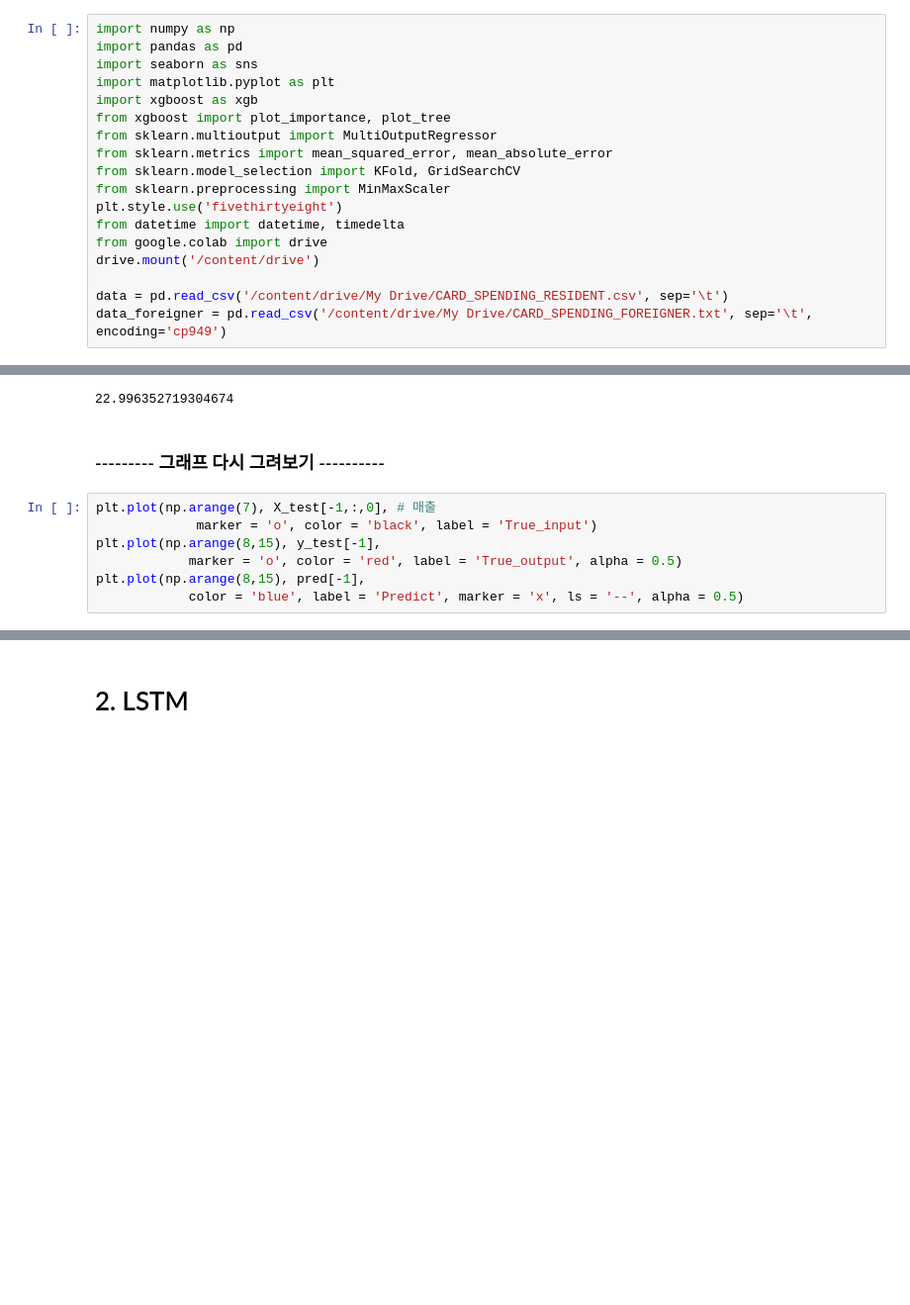
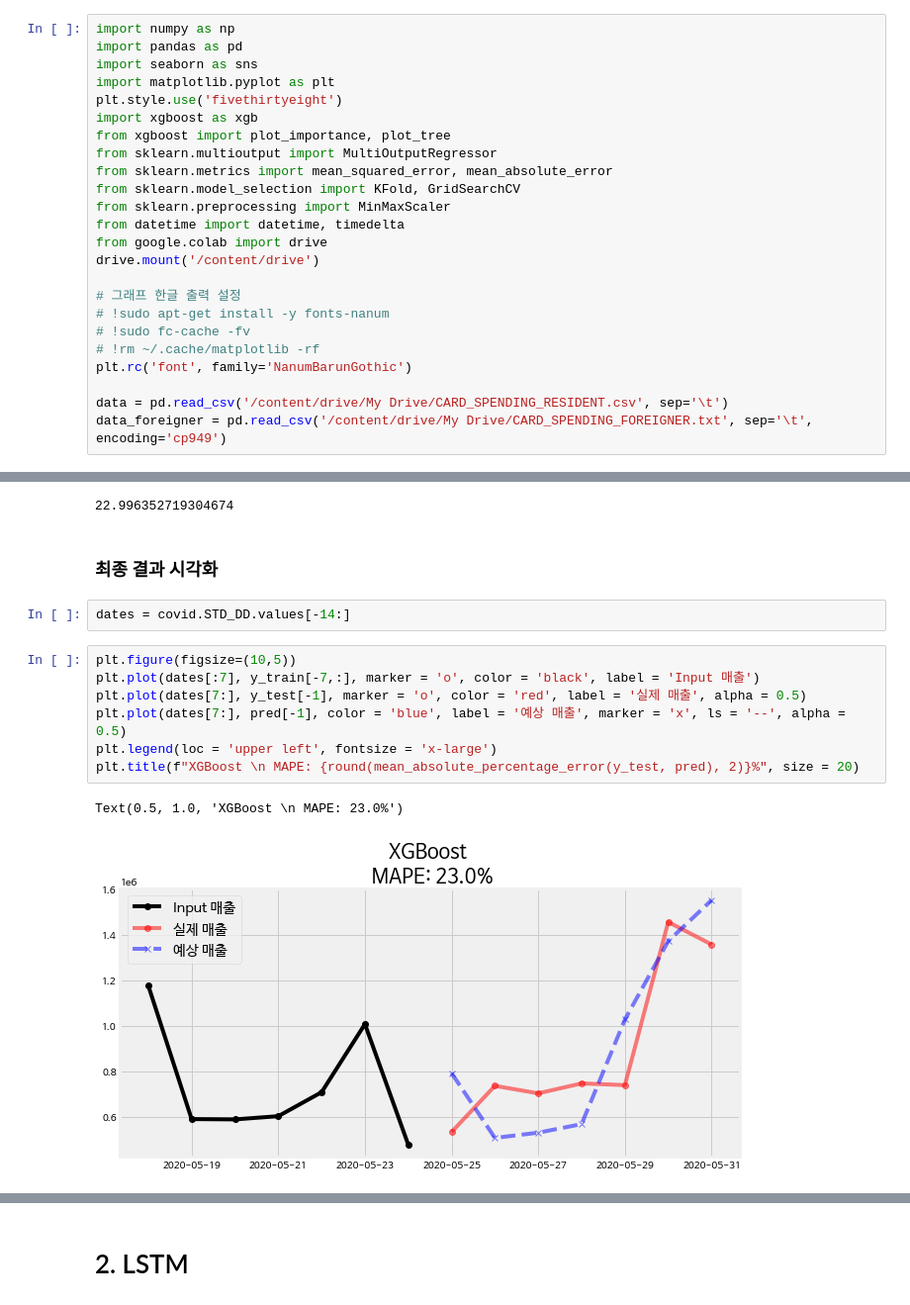
Before and after one commit to yoouza/bigcontest, a Jupyter notebook: data_analysis/Various_Models.ipynb, the cells around one changed output, grey strips where cells are left out. Shown: that part at 99% size. Cells and saved outputs as stored; diff of their text form; blank space fills up the shorter version.

```diff
--- a/data_analysis/Various_Models.ipynb
+++ b/data_analysis/Various_Models.ipynb
@@ -20,17 +20,23 @@ import numpy as np
 import pandas as pd
 import seaborn as sns
 import matplotlib.pyplot as plt
+plt.style.use('fivethirtyeight')
 import xgboost as xgb
 from xgboost import plot_importance, plot_tree
 from sklearn.multioutput import MultiOutputRegressor
 from sklearn.metrics import mean_squared_error, mean_absolute_error
 from sklearn.model_selection import KFold, GridSearchCV
 from sklearn.preprocessing import MinMaxScaler
-plt.style.use('fivethirtyeight')
 from datetime import datetime, timedelta
 from google.colab import drive
 drive.mount('/content/drive')
 
+# 그래프 한글 출력 설정
+# !sudo apt-get install -y fonts-nanum
+# !sudo fc-cache -fv
+# !rm ~/.cache/matplotlib -rf
+plt.rc('font', family='NanumBarunGothic')
+
 data = pd.read_csv('/content/drive/My Drive/CARD_SPENDING_RESIDENT.csv', sep='\t')
 data_foreigner = pd.read_csv('/content/drive/My Drive/CARD_SPENDING_FOREIGNER.txt', sep='\t', encoding='cp949')
 # %% [output]
@@ -255,12 +304,17 @@ pred = gs_xgb.predict(X_test)
 mean_absolute_percentage_error(y_test, pred)
 # %% [output]
 22.996352719304674
-# %% [markdown]
-### --------- 그래프 다시 그려보기 ----------
+# %% [markdown]
+### 최종 결과 시각화
+# %%
+dates = covid.STD_DD.values[-14:]
 # %%
-plt.plot(np.arange(7), X_test[-1,:,0], # 매출
-             marker = 'o', color = 'black', label = 'True_input')
-plt.plot(np.arange(8,15), y_test[-1],
-            marker = 'o', color = 'red', label = 'True_output', alpha = 0.5)
-plt.plot(np.arange(8,15), pred[-1],
-            color = 'blue', label = 'Predict', marker = 'x', ls = '--', alpha = 0.5)
+plt.figure(figsize=(10,5))
+plt.plot(dates[:7], y_train[-7,:], marker = 'o', color = 'black', label = 'Input 매출')
+plt.plot(dates[7:], y_test[-1], marker = 'o', color = 'red', label = '실제 매출', alpha = 0.5)
+plt.plot(dates[7:], pred[-1], color = 'blue', label = '예상 매출', marker = 'x', ls = '--', alpha = 0.5)
+plt.legend(loc = 'upper left', fontsize = 'x-large')
+plt.title(f"XGBoost \n MAPE: {round(mean_absolute_percentage_error(y_test, pred), 2)}%", size = 20)
+# %% [output]
+Text(0.5, 1.0, 'XGBoost \n MAPE: 23.0%')
+[figure, added]
```
Also changed, not shown: parts of 9 cells of this notebook.
